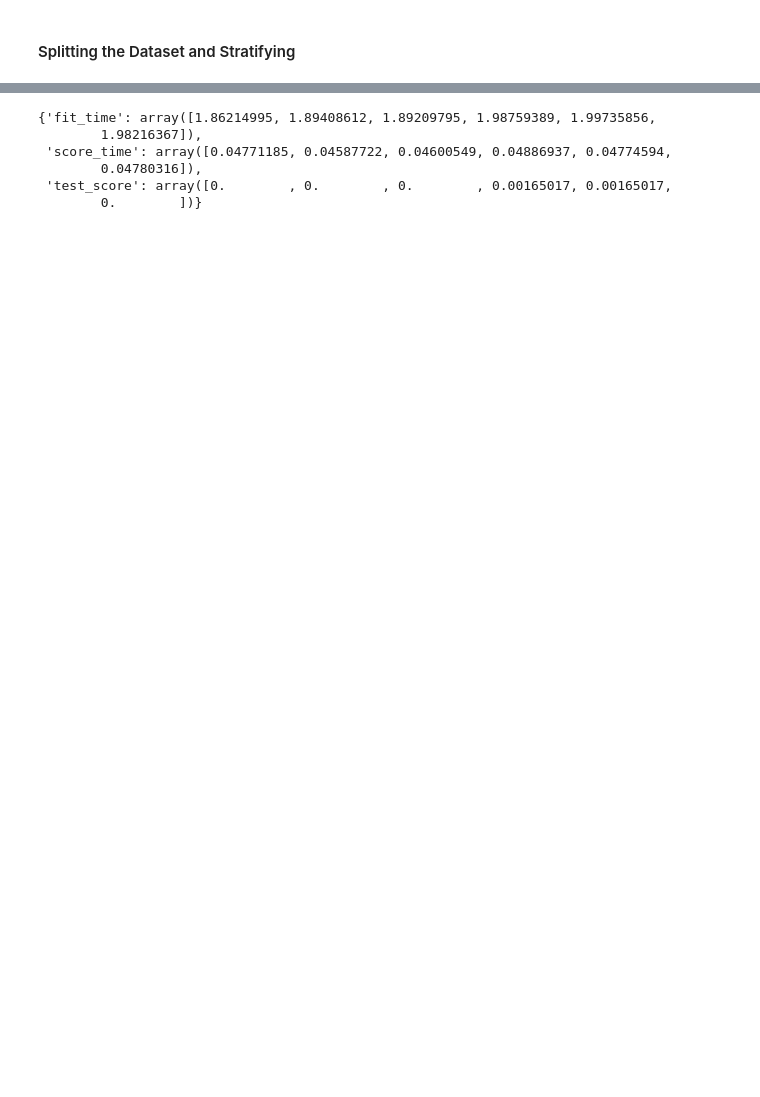
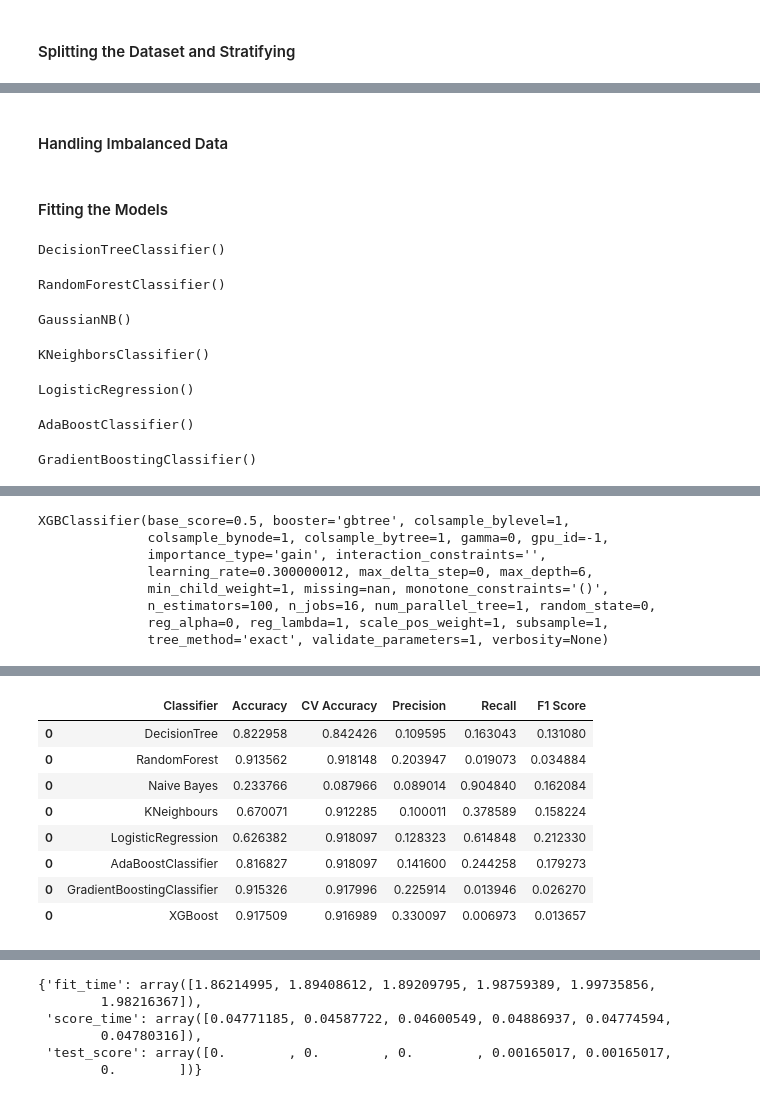
Before and after one commit to SharelCooper/LoanDefaultAnalysisAndMLPredicton, a Jupyter notebook: Loan Defualt Project .ipynb, the cells around one changed output, grey strips where cells are left out. Cells and saved outputs as stored; diff of their text form; code cells hidden in the pictures; blank space fills up the shorter version.

```diff
--- a/Loan Defualt Project .ipynb
+++ b/Loan Defualt Project .ipynb
@@ -967,0 +922,2 @@ Name: TARGET, dtype: int64
+# %% [markdown]
+#### Handling Imbalanced Data
@@ -967,0 +929,59 @@ Name: TARGET, dtype: int64
+# %% [markdown]
+#### Fitting the Models
+# %%
+# Import the necessary libraries
+from sklearn.naive_bayes import GaussianNB
+from sklearn.svm import SVC
+from sklearn.linear_model import LogisticRegression
+from sklearn.neighbors import KNeighborsClassifier
+from sklearn.tree import DecisionTreeClassifier
+from xgboost import XGBClassifier
+from sklearn.ensemble import RandomForestClassifier, AdaBoostClassifier, GradientBoostingClassifier
+from sklearn.model_selection import cross_val_score
+from sklearn.metrics import confusion_matrix, precision_score, recall_score, f1_score, make_scorer,accuracy_score
+
+
+# Create a list of the classifiers to be tested with the dataset
+classifiers = [['DecisionTree:',DecisionTreeClassifier()],
+               ['RandomForest:',RandomForestClassifier()],
+               ['Naive Bayes:', GaussianNB()],
+               ['KNeighbours:', KNeighborsClassifier()],
+               ['LogisticRegression:', LogisticRegression()],
+               ['AdaBoostClassifier:', AdaBoostClassifier()],
+               ['GradientBoostingClassifier: ', GradientBoostingClassifier()],
+               ['XGBoost:', XGBClassifier()]]
+
+# Create a dataframe for predictions and fill in the actual data for comparison
+predictions_df = pd.DataFrame()
+predictions_df['actual_labels'] = y_test
+# Create a dataframe to store the metrics results
+metrics_df = pd.DataFrame()
+
+# Loop through all classifiers, train, test, and validate the classifier
+for name, classifier in classifiers:
+    classifier = classifier
+    classifier.fit(X_train, y_train)
+    predictions = classifier.predict(X_test)
+    predictions_df[name.strip(" :")] = predictions
+    accuracy = accuracy_score(y_test, predictions)
+    recall = recall_score(y_test, predictions)
+    precision = precision_score(y_test, predictions)
+    f1 = f1_score(y_test, predictions)
+    cv_score = cross_val_score(classifier, X_test, y_test, cv=8)
+    scores_df = pd.DataFrame([[name.strip(" :"), accuracy, cv_score.mean(), precision, recall, f1]])
+    metrics_df = metrics_df.append(scores_df)
+
+# Clean up the metrics dataframe and display
+# Logistic regressions is the best model using stratification with the highest cross-validated accuracy
+# and F1 score
+metrics_df.columns = ['Classifier', 'Accuracy', 'CV Accuracy', 'Precision', 'Recall', 'F1 Score']
+metrics_df.to_csv('Classifier_Scores.csv', index=False)
+metrics_df
+# %% [output]
+DecisionTreeClassifier()
+RandomForestClassifier()
+GaussianNB()
+KNeighborsClassifier()
+LogisticRegression()
+AdaBoostClassifier()
+GradientBoostingClassifier()
@@ -967,0 +989,8 @@ Name: TARGET, dtype: int64
+XGBClassifier(base_score=0.5, booster='gbtree', colsample_bylevel=1,
+              colsample_bynode=1, colsample_bytree=1, gamma=0, gpu_id=-1,
+              importance_type='gain', interaction_constraints='',
+              learning_rate=0.300000012, max_delta_step=0, max_depth=6,
+              min_child_weight=1, missing=nan, monotone_constraints='()',
+              n_estimators=100, n_jobs=16, num_parallel_tree=1, random_state=0,
+              reg_alpha=0, reg_lambda=1, scale_pos_weight=1, subsample=1,
+              tree_method='exact', validate_parameters=1, verbosity=None)
@@ -967,0 +1005,9 @@ Name: TARGET, dtype: int64
+|  | Classifier | Accuracy | CV Accuracy | Precision | Recall | F1 Score |
+| 0 | DecisionTree | 0.822958 | 0.842426 | 0.109595 | 0.163043 | 0.131080 |
+| 0 | RandomForest | 0.913562 | 0.918148 | 0.203947 | 0.019073 | 0.034884 |
+| 0 | Naive Bayes | 0.233766 | 0.087966 | 0.089014 | 0.904840 | 0.162084 |
+| 0 | KNeighbours | 0.670071 | 0.912285 | 0.100011 | 0.378589 | 0.158224 |
+| 0 | LogisticRegression | 0.626382 | 0.918097 | 0.128323 | 0.614848 | 0.212330 |
+| 0 | AdaBoostClassifier | 0.816827 | 0.918097 | 0.141600 | 0.244258 | 0.179273 |
+| 0 | GradientBoostingClassifier | 0.915326 | 0.917996 | 0.225914 | 0.013946 | 0.026270 |
+| 0 | XGBoost | 0.917509 | 0.916989 | 0.330097 | 0.006973 | 0.013657 |
```
Also changed, not shown: parts of 64 cells of this notebook.
